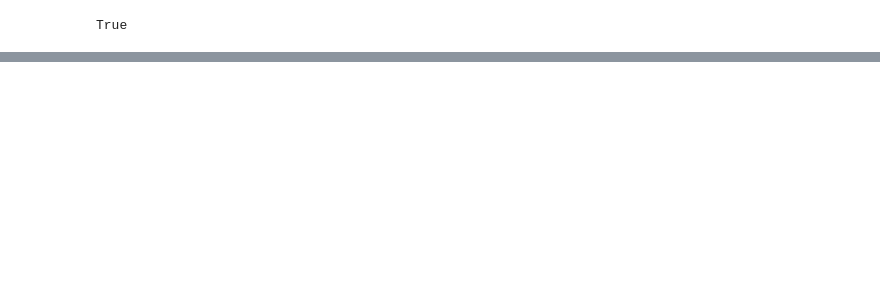
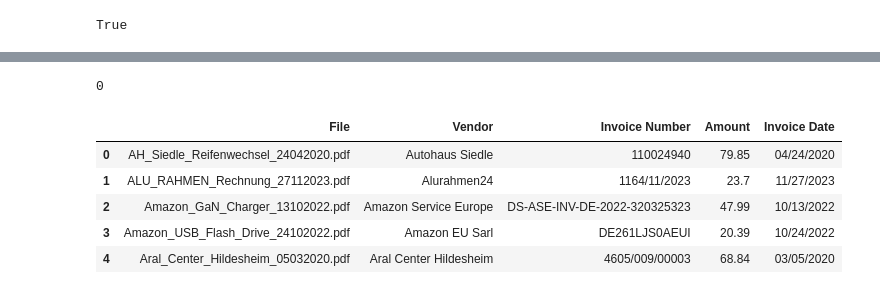
Before and after one commit to Paul01001000/HFU-Bachelor-Thesis, a Jupyter notebook: Data_Analysis.ipynb, the cells around one changed output, grey strips where cells are left out. Saved outputs shown, nothing was run; the diff lists cells and outputs as text; code cells hidden in the pictures; blank space fills up the shorter version.

```diff
--- a/Data_Analysis.ipynb
+++ b/Data_Analysis.ipynb
@@ -85,0 +116,16 @@ Invoice Date Accuracy: 100.0 %
+# %%
+count = 0
+for i, file, num in zip(range(len(results.index)),results.index,results["Extracted Invoice Number"]):
+    if file == db.loc[i,"File"] and db.loc[i,"Invoice Number"] == "nan":
+        db.loc[i,"Invoice Number"] = num
+        count += 1
+print(count)
+db.head()
+# %% [output]
+0
+|  | File | Vendor | Invoice Number | Amount | Invoice Date |
+| 0 | AH_Siedle_Reifenwechsel_24042020.pdf | Autohaus Siedle | 110024940 | 79.85 | 04/24/2020 |
+| 1 | ALU_RAHMEN_Rechnung_27112023.pdf | Alurahmen24 | 1164/11/2023 | 23.7 | 11/27/2023 |
+| 2 | Amazon_GaN_Charger_13102022.pdf | Amazon Service Europe | DS-ASE-INV-DE-2022-320325323 | 47.99 | 10/13/2022 |
+| 3 | Amazon_USB_Flash_Drive_24102022.pdf | Amazon EU Sarl | DE261LJS0AEUI | 20.39 | 10/24/2022 |
+| 4 | Aral_Center_Hildesheim_05032020.pdf | Aral Center Hildesheim | 4605/009/00003 | 68.84 | 03/05/2020 |
```
Also changed, not shown: parts of 8 cells of this notebook.
